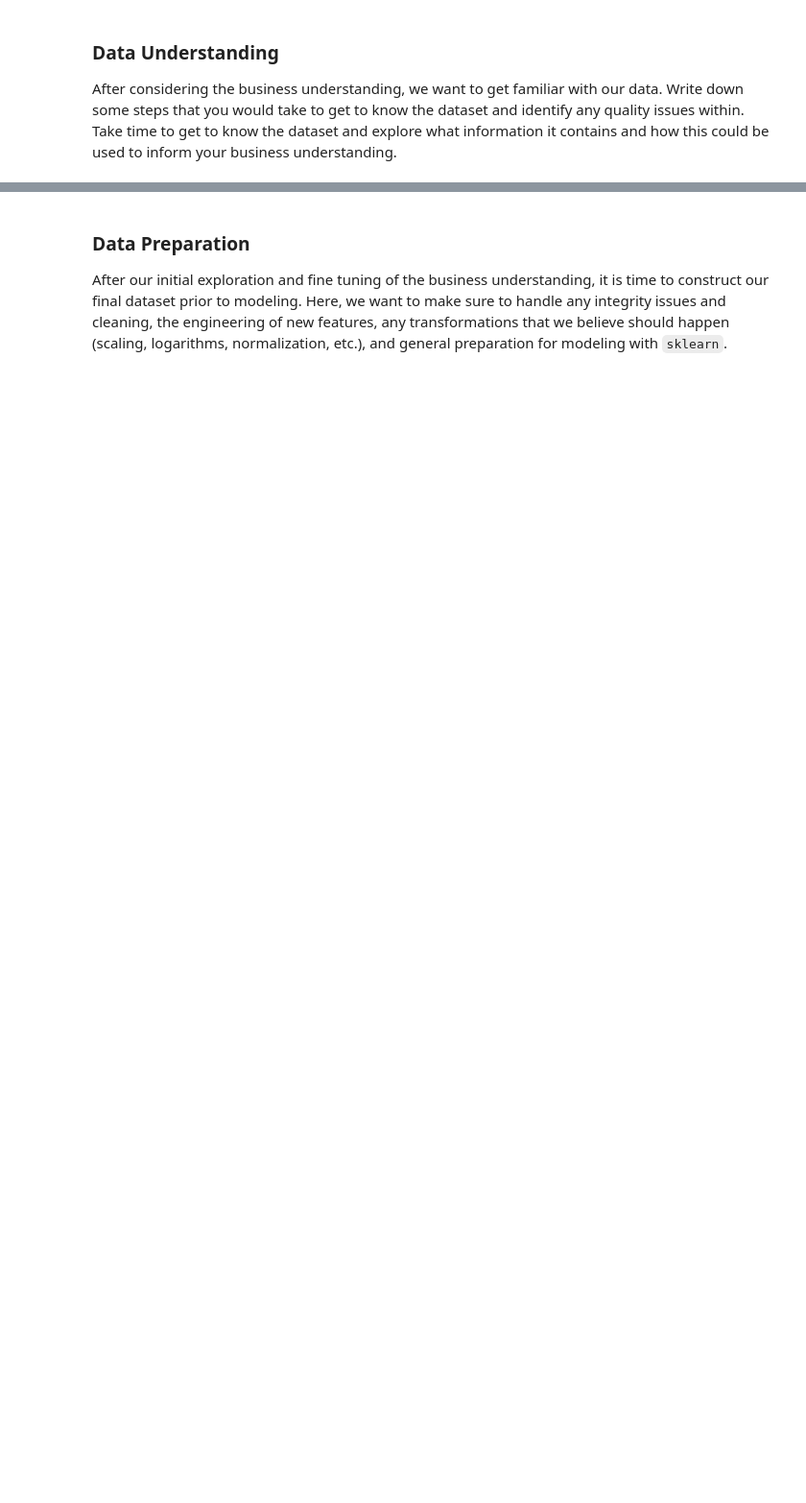
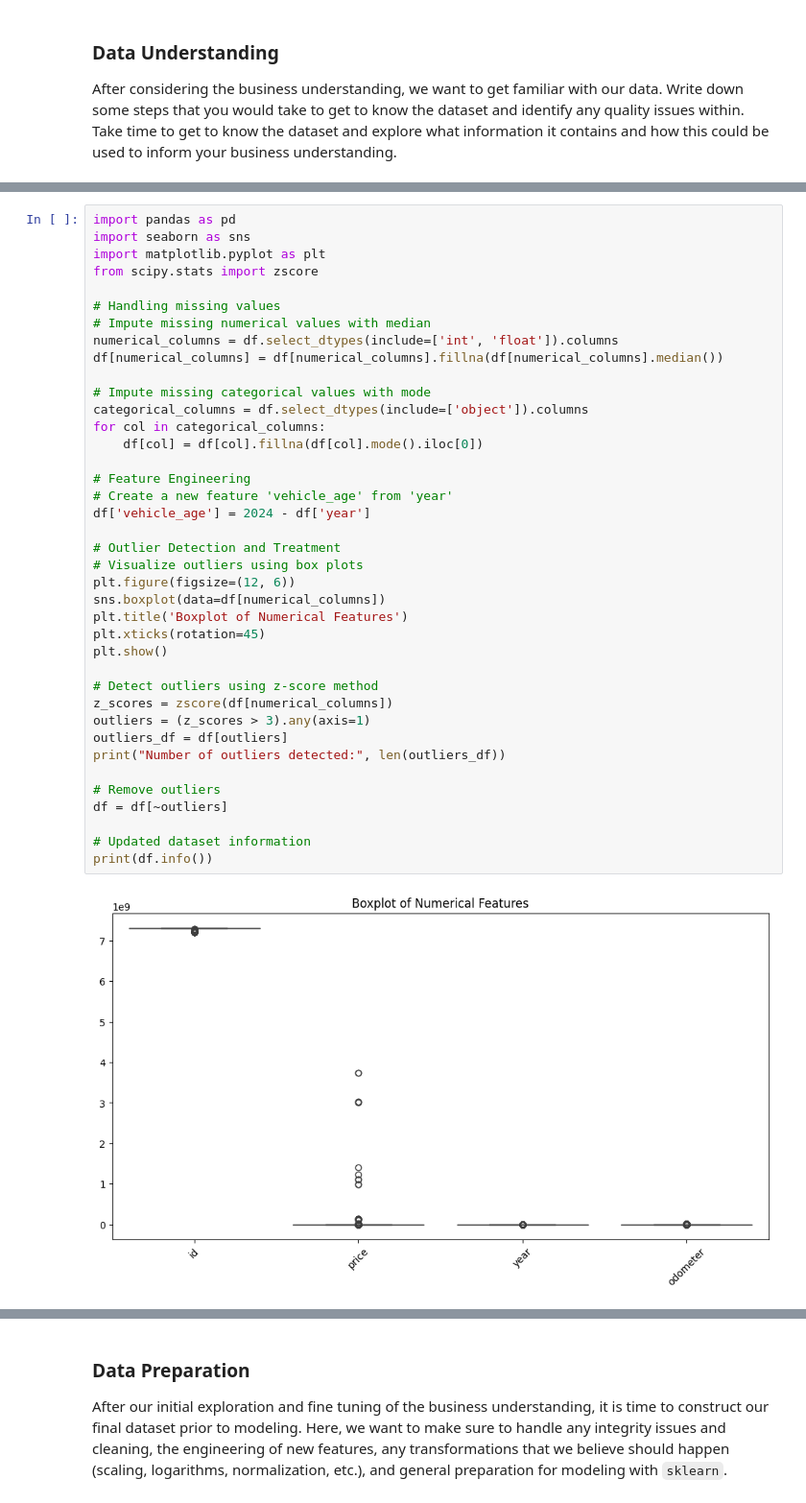
Before and after one commit to Soha1950/As11.1, a Jupyter notebook: prompt_II.ipynb, the cells around one changed output, grey strips where cells are left out. Shown at 96% size. Cells and saved outputs as stored; diff of their text form; blank space fills up the shorter version.

Commit message:
update data

```diff
--- a/prompt_II.ipynb
+++ b/prompt_II.ipynb
@@ -119,3 +117,44 @@ Name: price, dtype: float64
 [figure]
 [figure]
 The 'condition' column is not present in the DataFrame.
+# %%
+import pandas as pd
+import seaborn as sns
+import matplotlib.pyplot as plt
+from scipy.stats import zscore
+
+# Handling missing values
+# Impute missing numerical values with median
+numerical_columns = df.select_dtypes(include=['int', 'float']).columns
+df[numerical_columns] = df[numerical_columns].fillna(df[numerical_columns].median())
+
+# Impute missing categorical values with mode
+categorical_columns = df.select_dtypes(include=['object']).columns
+for col in categorical_columns:
+    df[col] = df[col].fillna(df[col].mode().iloc[0])
+
+# Feature Engineering
+# Create a new feature 'vehicle_age' from 'year'
+df['vehicle_age'] = 2024 - df['year']
+
+# Outlier Detection and Treatment
+# Visualize outliers using box plots
+plt.figure(figsize=(12, 6))
+sns.boxplot(data=df[numerical_columns])
+plt.title('Boxplot of Numerical Features')
+plt.xticks(rotation=45)
+plt.show()
+
+# Detect outliers using z-score method
+z_scores = zscore(df[numerical_columns])
+outliers = (z_scores > 3).any(axis=1)
+outliers_df = df[outliers]
+print("Number of outliers detected:", len(outliers_df))
+
+# Remove outliers
+df = df[~outliers]
+
+# Updated dataset information
+print(df.info())
+# %% [output]
+[figure, added]
```
Also changed, not shown: parts of 18 cells of this notebook.
